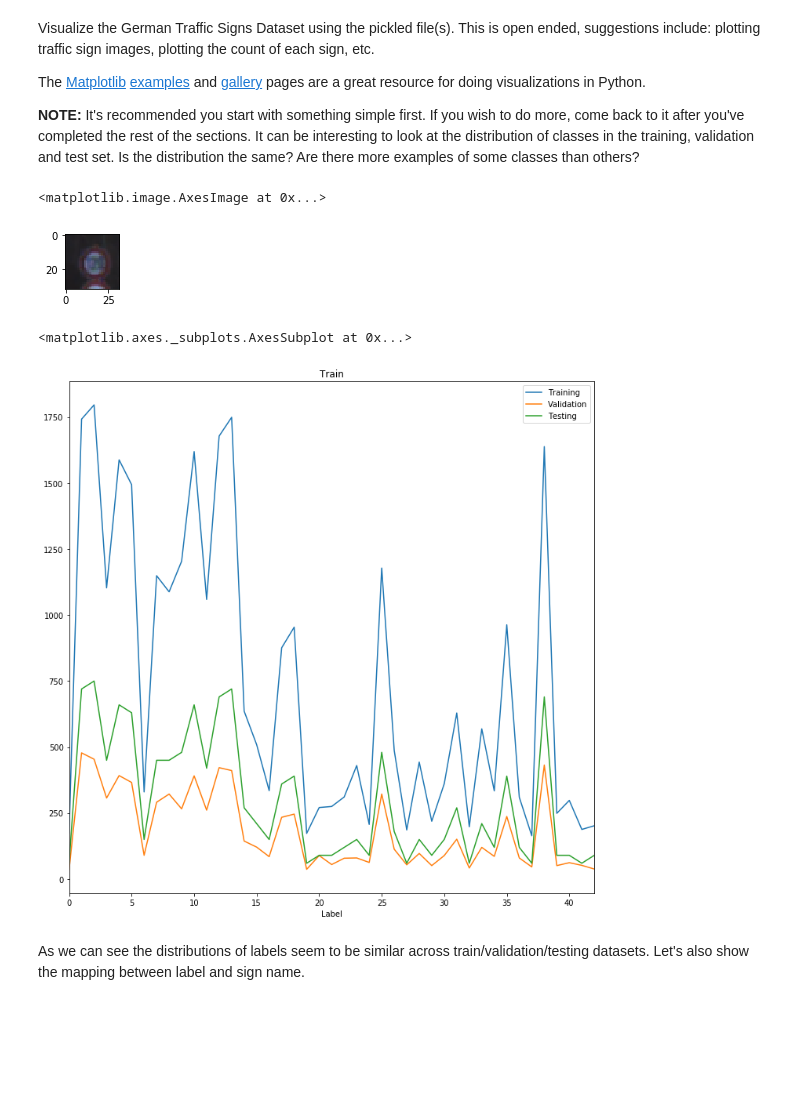
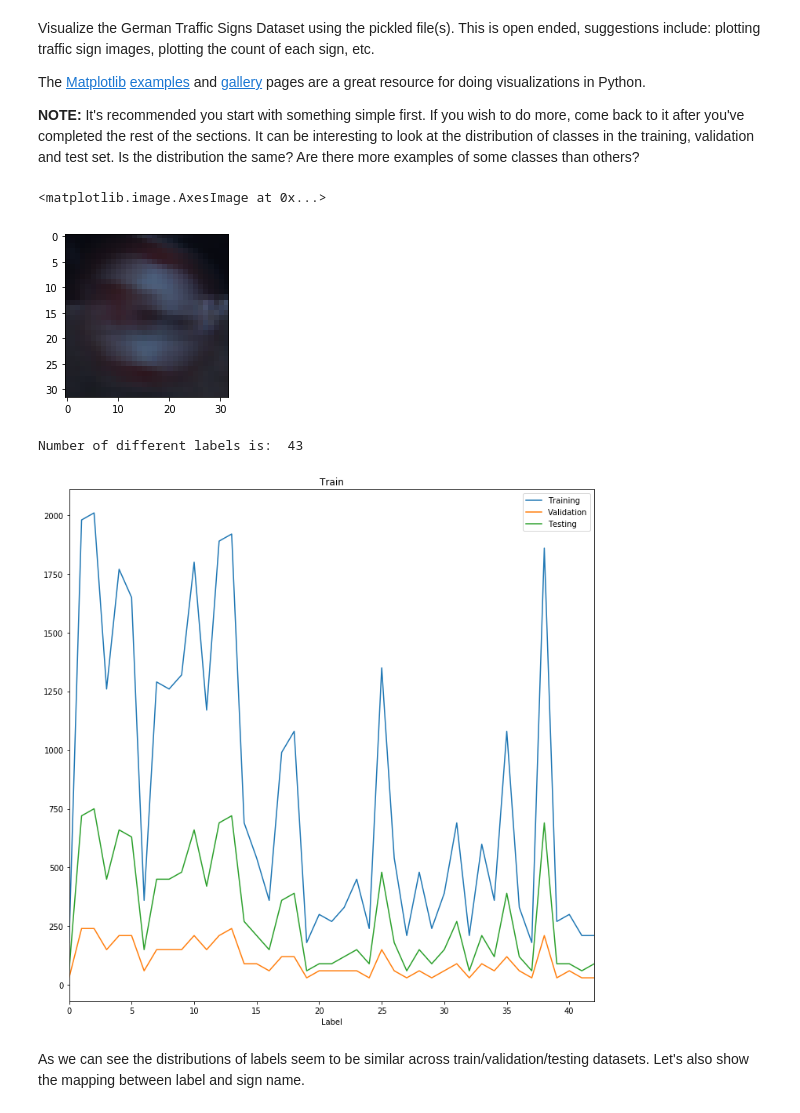
Before and after one commit to maks-bond/CarND-TrafficSignClassification, a Jupyter notebook: Traffic_Sign_Classifier.ipynb, the cells around one changed output. Saved outputs shown, nothing was run; the diff lists cells and outputs as text; code cells hidden in the pictures; blank space fills up the shorter version.

Commit message:
Writeup is almost done. Need to augment images.

```diff
--- a/Traffic_Sign_Classifier.ipynb
+++ b/Traffic_Sign_Classifier.ipynb
@@ -25,20 +25,17 @@ import pickle
 
 # TODO: Fill this in based on where you saved the training and testing data
 
-training_file = 'train.p'
-# validation_file=?
-testing_file = 'test.p'
+training_file = 'data/train.p'
+validation_file= 'data/valid.p'
+testing_file = 'data/test.p'
 
 with open(training_file, mode='rb') as f:
     train = pickle.load(f)
-# with open(validation_file, mode='rb') as f:
-#     valid = pickle.load(f)
+with open(validation_file, mode='rb') as f:
+    valid = pickle.load(f)
 with open(testing_file, mode='rb') as f:
     test = pickle.load(f)
 
 X_train, y_train = train['features'], train['labels']
-#X_valid, y_valid = valid['features'], valid['labels']
+X_valid, y_valid = valid['features'], valid['labels']
 X_test, y_test = test['features'], test['labels']
-
-print('Training set size: ', X_train.shape[0])
-print('Test set size: ', X_test.shape[0])
@@ -51,8 +43,3 @@ Let's split the training set to obtain validation set. We split using 80%/20% tr
 # Let's shuffle the training data just in case to make sure that we will not be getting batches of all the same images
 from sklearn.utils import shuffle
 X_train, y_train = shuffle(X_train, y_train)
-from sklearn.model_selection import train_test_split
-X_train, X_valid, y_train, y_valid = train_test_split(X_train, y_train, test_size = 0.2, random_state = 0)
-
-print('Training set size: ', X_train.shape[0])
-print('Validation set size: ', X_valid.shape[0])
@@ -113,16 +99,16 @@ The [Matplotlib](http://matplotlib.org/) [examples](http://matplotlib.org/exampl
 # %%
 ### Data exploration visualization code goes here.
 ### Feel free to use as many code cells as needed.
 import matplotlib.pyplot as plt
 # Visualizations will be shown in the notebook.
 %matplotlib inline
 
 #1. Visualize one traffic sign image:
-plt.figure(figsize=(1, 1))
-plt.imshow(X_train[2])
+plt.figure(figsize=(3, 3))
+plt.imshow(X_train[0])
 # %% [output]
 <matplotlib.image.AxesImage at 0x...>
-[figure, old version]
+[figure, new version]
 # %%
 import pandas as pd
 
@@ -135,6 +121,7 @@ train_groups = y_train_df.groupby(['Label']).size()
 valid_groups = y_valid_df.groupby(['Label']).size()
 test_groups = y_test_df.groupby(['Label']).size()
 
+print("Number of different labels is: ", train_groups.count())
 train_groups.name = 'Training'
 valid_groups.name = 'Validation'
 test_groups.name = 'Testing'
@@ -142,9 +129,10 @@ test_groups.name = 'Testing'
 ax = train_groups.plot(figsize=(12, 12), legend='true', title='Train')
 valid_groups.plot(ax = ax, legend='true')
 test_groups.plot(ax = ax, legend='true')
+plt.savefig('writeup_imgs/1.jpg')
 # %% [output]
-<matplotlib.axes._subplots.AxesSubplot at 0x...>
+Number of different labels is:  43
-[figure, old version]
+[figure, new version]
 # %% [markdown]
 As we can see the distributions of labels seem to be similar across train/validation/testing datasets.
 Let's also show the mapping between label and sign name.
```
Also changed, not shown: parts of 18 cells of this notebook, 14 other files.
